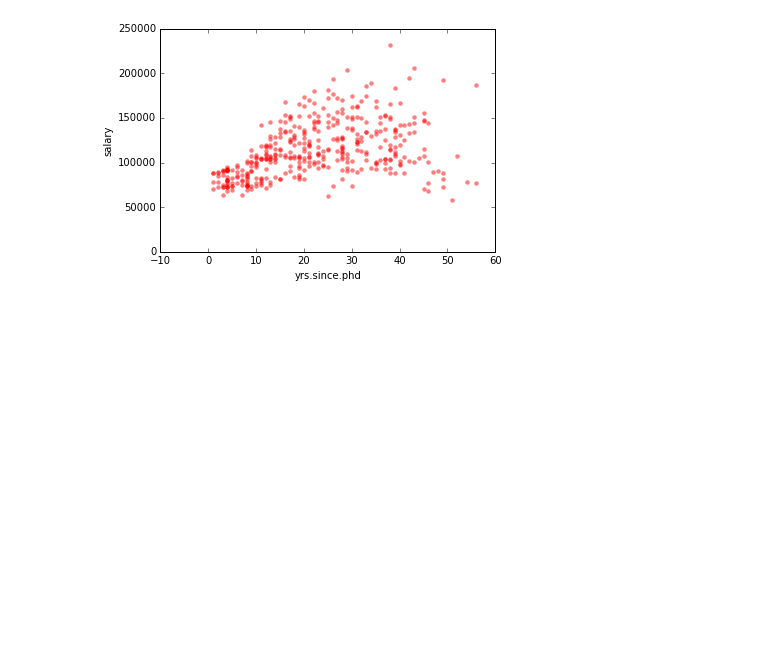
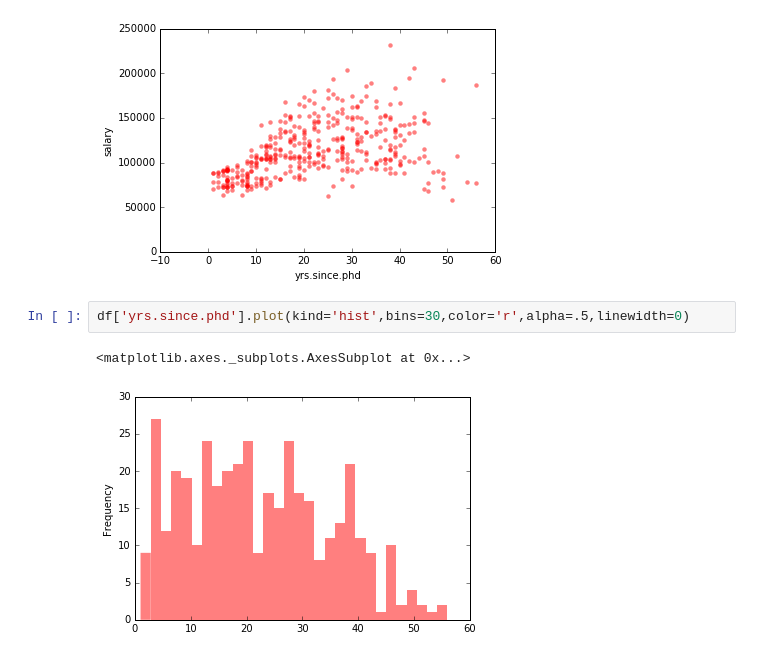
Before and after one commit to dgmiller/datavis_resources, a Jupyter notebook: exploratory.ipynb, the cells around one changed output. Cells and saved outputs as stored; diff of their text form; blank space fills up the shorter version.

```diff
--- a/exploratory.ipynb
+++ b/exploratory.ipynb
@@ -42,3 +25,8 @@ df.plot(kind='scatter',x='yrs.since.phd',y='salary',color='r',alpha=.5,linewidth
 # %% [output]
 <matplotlib.axes._subplots.AxesSubplot at 0x...>
 [figure]
+# %%
+df['yrs.since.phd'].plot(kind='hist',bins=30,color='r',alpha=.5,linewidth=0)
+# %% [output]
+<matplotlib.axes._subplots.AxesSubplot at 0x...>
+[figure, added]
```
Also changed, not shown: parts of 7 cells of this notebook, 2 other files.
